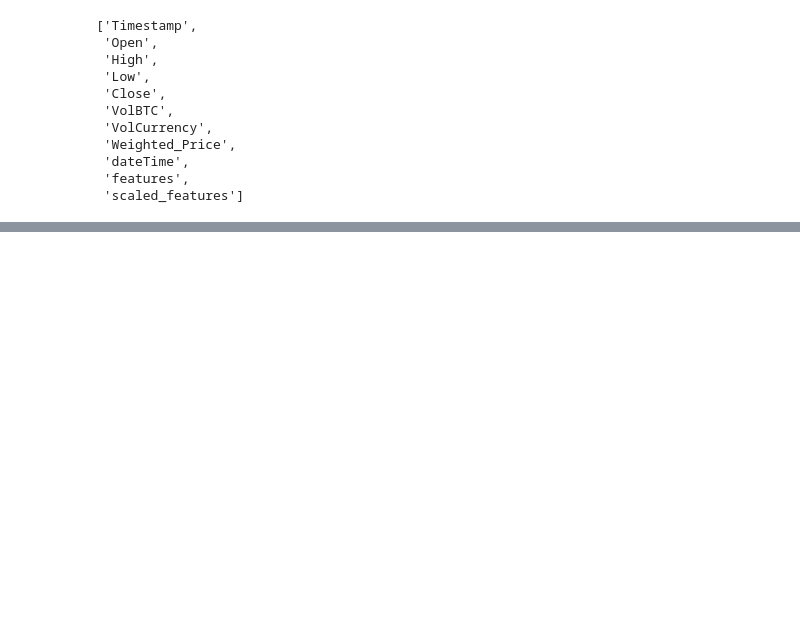
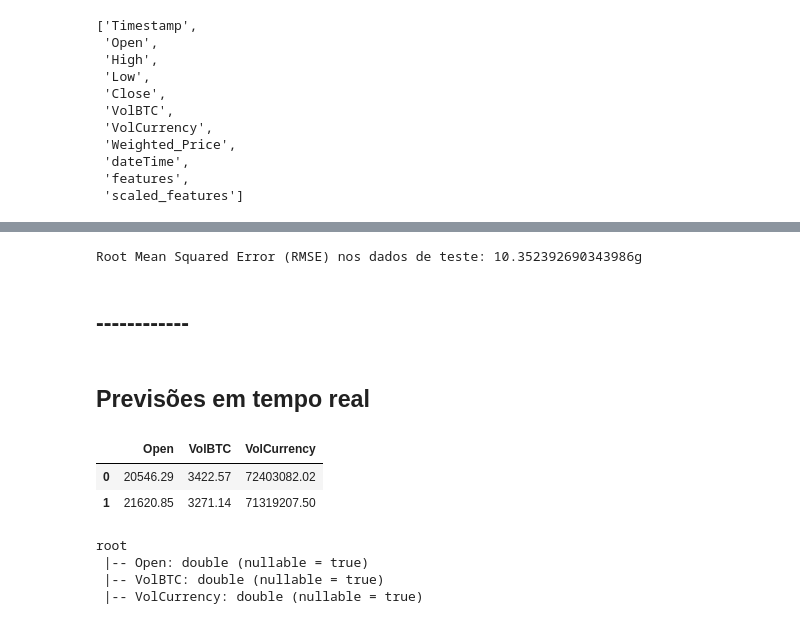
Before and after one commit to alyssonmontovanelli/formacao_dataScience_DSA, a Jupyter notebook: 01_bigData_RealTime_Python_Spark/cap11_Apache_Spark_Processamento/03_Mini_Projeto_3.ipynb, the cells around one changed output, grey strips where cells are left out. Drawn from its saved outputs; the diff is of its cells as text; code cells hidden in the pictures; blank space fills up the shorter version.

Commit message:
final cap11 - apache Spark

```diff
--- a/01_bigData_RealTime_Python_Spark/cap11_Apache_Spark_Processamento/03_Mini_Projeto_3.ipynb
+++ b/01_bigData_RealTime_Python_Spark/cap11_Apache_Spark_Processamento/03_Mini_Projeto_3.ipynb
@@ -488,0 +611,21 @@ dados_treino_scaled.columns
+# %%
+rmse_v2 = evaluator.evaluate(previsoes_v2)
+print(f"Root Mean Squared Error (RMSE) nos dados de teste: {rmse_v2}g")
+# %% [output]
+Root Mean Squared Error (RMSE) nos dados de teste: 10.352392690343986g
+# %% [markdown]
+## ------------
+# %% [markdown]
+## Previsões em tempo real
+# %%
+# Novos dados
+novos_dados = [[20546.29, 3422.57, 72403082.02],[21620.85, 3271.14, 71319207.5]]
+# %%
+# Preapara o dataframe do pandas
+df_novos_dados = pd.DataFrame(novos_dados, columns = ['Open', 'VolBTC', 'VolCurrency'])
+# %%
+df_novos_dados
+# %% [output]
+|  | Open | VolBTC | VolCurrency |
+| 0 | 20546.29 | 3422.57 | 72403082.02 |
+| 1 | 21620.85 | 3271.14 | 71319207.50 |
@@ -488,0 +635,8 @@ dados_treino_scaled.columns
+# %%
+# SCHEMA
+df_novos_dados_spark.printSchema()
+# %% [output]
+root
+ |-- Open: double (nullable = true)
+ |-- VolBTC: double (nullable = true)
+ |-- VolCurrency: double (nullable = true)
```
Also changed, not shown: parts of 38 cells of this notebook, 1 other file.
